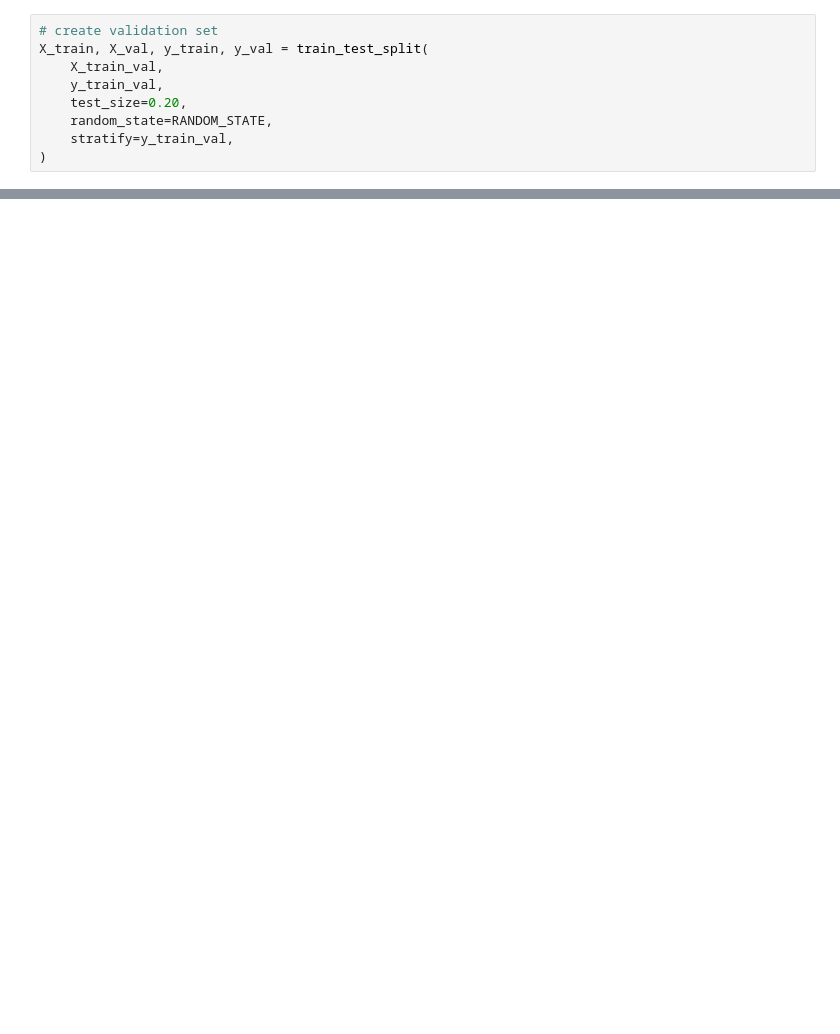
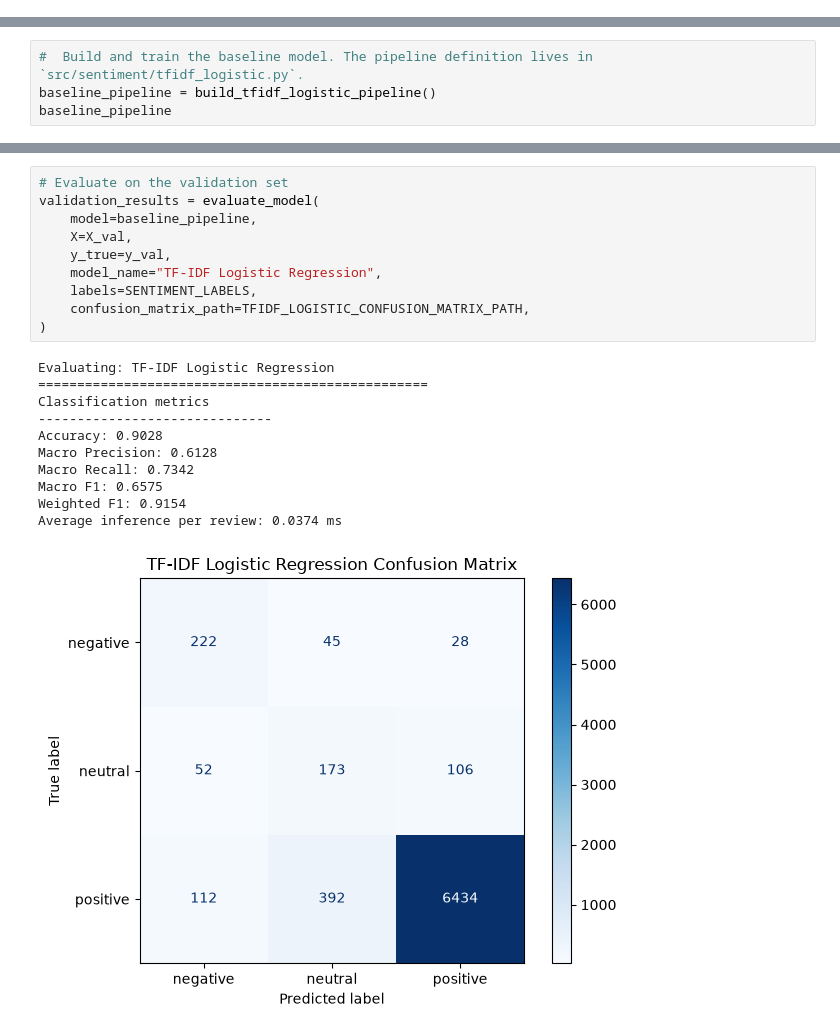
Before and after one commit to karimamzghi/voxforge-ai-review-analytics, a Jupyter notebook: notebooks/sentiments/03_tfidf_logistic_regression.ipynb, the cells around one changed output, grey strips where cells are left out. Drawn from its saved outputs; the diff is of its cells as text; blank space fills up the shorter version.

Commit message:
feat: mplement tdidf + logistic regression

```diff
--- a/notebooks/sentiments/03_tfidf_logistic_regression.ipynb
+++ b/notebooks/sentiments/03_tfidf_logistic_regression.ipynb
@@ -108,9 +0,0 @@ X_train_val, X_test, y_train_val, y_test = train_test_split(
-# %%
-# create validation set
-X_train, X_val, y_train, y_val = train_test_split(
-    X_train_val,
-    y_train_val,
-    test_size=0.20,
-    random_state=RANDOM_STATE,
-    stratify=y_train_val,
-)
@@ -304,0 +146,4 @@ print(f"Saved model pipeline to: {model_path}")
+# %%
+#  Build and train the baseline model. The pipeline definition lives in `src/sentiment/tfidf_logistic.py`.
+baseline_pipeline = build_tfidf_logistic_pipeline()
+baseline_pipeline
@@ -304,0 +165,22 @@ print(f"Saved model pipeline to: {model_path}")
+# %%
+# Evaluate on the validation set
+validation_results = evaluate_model(
+    model=baseline_pipeline,
+    X=X_val,
+    y_true=y_val,
+    model_name="TF-IDF Logistic Regression",
+    labels=SENTIMENT_LABELS,
+    confusion_matrix_path=TFIDF_LOGISTIC_CONFUSION_MATRIX_PATH,
+)
+# %% [output]
+Evaluating: TF-IDF Logistic Regression
+==================================================
+Classification metrics
+------------------------------
+Accuracy: 0.9028
+Macro Precision: 0.6128
+Macro Recall: 0.7342
+Macro F1: 0.6575
+Weighted F1: 0.9154
+Average inference per review: 0.0374 ms
+[figure, added]
```
Also changed, not shown: parts of 35 cells of this notebook, 10 other files.
